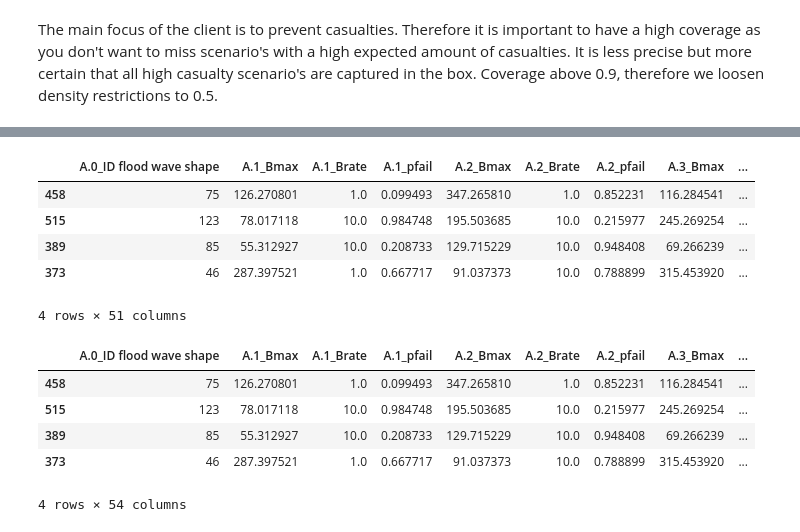
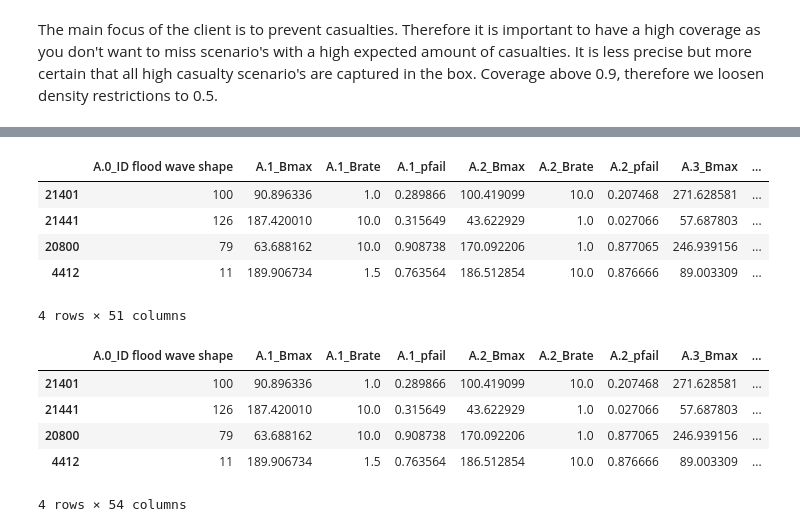
Before and after one commit to leonarddevijfde/MBD-repository, a Jupyter notebook: PRIM.ipynb, the cells around one changed output, grey strips where cells are left out. Saved outputs shown, nothing was run; the diff lists cells and outputs as text; code cells hidden in the pictures.

```diff
--- a/PRIM.ipynb
+++ b/PRIM.ipynb
@@ -112,24 +114,24 @@ Expected Number of Deaths    134
 dtype: int64
 # %%
-selected_scenarios = experiments.loc[[458, 515, 389, 373]]
+selected_scenarios = experiments.loc[[21401, 21441, 20800, 4412]]
 selected_scenarios = selected_scenarios.drop(columns=['policy', 'model'])
 # %%
 selected_scenarios
 # %% [output]
 |  | A.0_ID flood wave shape | A.1_Bmax | A.1_Brate | A.1_pfail | A.2_Bmax | A.2_Brate | A.2_pfail | A.3_Bmax | ... |
-| 458 | 75 | 126.270801 | 1.0 | 0.099493 | 347.265810 | 1.0 | 0.852231 | 116.284541 | ... |
-| 515 | 123 | 78.017118 | 10.0 | 0.984748 | 195.503685 | 10.0 | 0.215977 | 245.269254 | ... |
-| 389 | 85 | 55.312927 | 10.0 | 0.208733 | 129.715229 | 10.0 | 0.948408 | 69.266239 | ... |
-| 373 | 46 | 287.397521 | 1.0 | 0.667717 | 91.037373 | 10.0 | 0.788899 | 315.453920 | ... |
+| 21401 | 100 | 90.896336 | 1.0 | 0.289866 | 100.419099 | 10.0 | 0.207468 | 271.628581 | ... |
+| 21441 | 126 | 187.420010 | 10.0 | 0.315649 | 43.622929 | 1.0 | 0.027066 | 57.687803 | ... |
+| 20800 | 79 | 63.688162 | 10.0 | 0.908738 | 170.092206 | 1.0 | 0.877065 | 246.939156 | ... |
+| 4412 | 11 | 189.906734 | 1.5 | 0.763564 | 186.512854 | 10.0 | 0.876666 | 89.003309 | ... |
 4 rows × 51 columns
 # %%
-selected_outcomes = outcomes.loc[[458, 515, 389, 373]]
+selected_outcomes = outcomes.loc[[21401, 21441, 20800, 4412]]
 selected_scenarios_outcomes = pd.concat([selected_scenarios, selected_outcomes], axis = 1)
 selected_scenarios_outcomes
 # %% [output]
 |  | A.0_ID flood wave shape | A.1_Bmax | A.1_Brate | A.1_pfail | A.2_Bmax | A.2_Brate | A.2_pfail | A.3_Bmax | ... |
-| 458 | 75 | 126.270801 | 1.0 | 0.099493 | 347.265810 | 1.0 | 0.852231 | 116.284541 | ... |
-| 515 | 123 | 78.017118 | 10.0 | 0.984748 | 195.503685 | 10.0 | 0.215977 | 245.269254 | ... |
-| 389 | 85 | 55.312927 | 10.0 | 0.208733 | 129.715229 | 10.0 | 0.948408 | 69.266239 | ... |
-| 373 | 46 | 287.397521 | 1.0 | 0.667717 | 91.037373 | 10.0 | 0.788899 | 315.453920 | ... |
+| 21401 | 100 | 90.896336 | 1.0 | 0.289866 | 100.419099 | 10.0 | 0.207468 | 271.628581 | ... |
+| 21441 | 126 | 187.420010 | 10.0 | 0.315649 | 43.622929 | 1.0 | 0.027066 | 57.687803 | ... |
+| 20800 | 79 | 63.688162 | 10.0 | 0.908738 | 170.092206 | 1.0 | 0.877065 | 246.939156 | ... |
+| 4412 | 11 | 189.906734 | 1.5 | 0.763564 | 186.512854 | 10.0 | 0.876666 | 89.003309 | ... |
 4 rows × 54 columns
```
Also changed, not shown: parts of 10 cells of this notebook, 3 other files.
